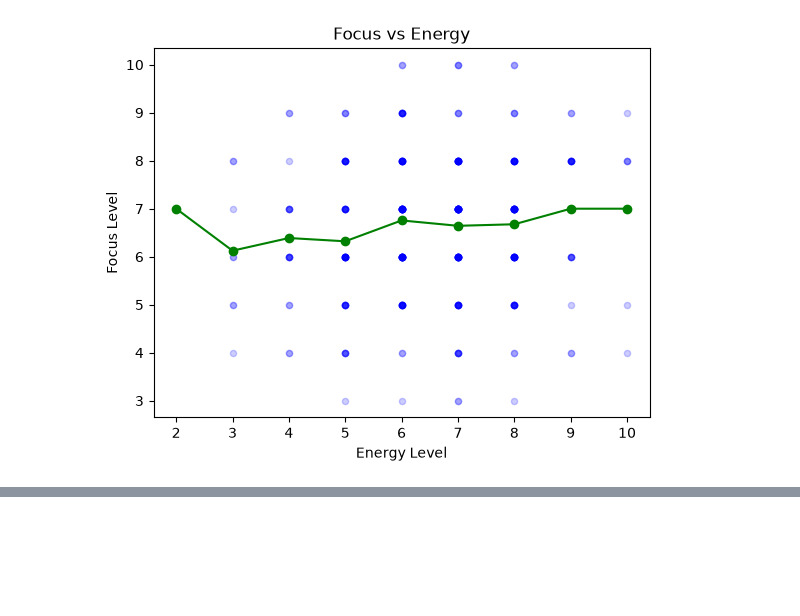
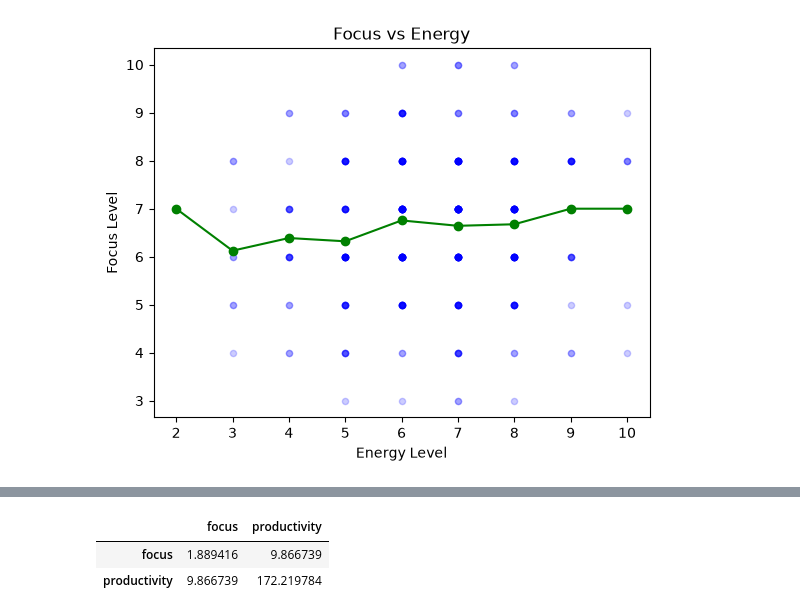
Before and after one commit to Amizaa/Developer-Productivity-Analytics, a Jupyter notebook: stat-project.ipynb, the cells around one changed output, grey strips where cells are left out. Cells and saved outputs as stored; diff of their text form; code cells hidden in the pictures; blank space fills up the shorter version.

```diff
--- a/stat-project.ipynb
+++ b/stat-project.ipynb
@@ -371,0 +469,8 @@ One thing that I thought might affect energy and focus level of developers was t
+# %%
+#Covariace
+covar = df[["focus","productivity"]].cov()
+covar
+# %% [output]
+|  | focus | productivity |
+| focus | 1.889416 | 9.866739 |
+| productivity | 9.866739 | 172.219784 |
```
Also changed, not shown: parts of 22 cells of this notebook.
